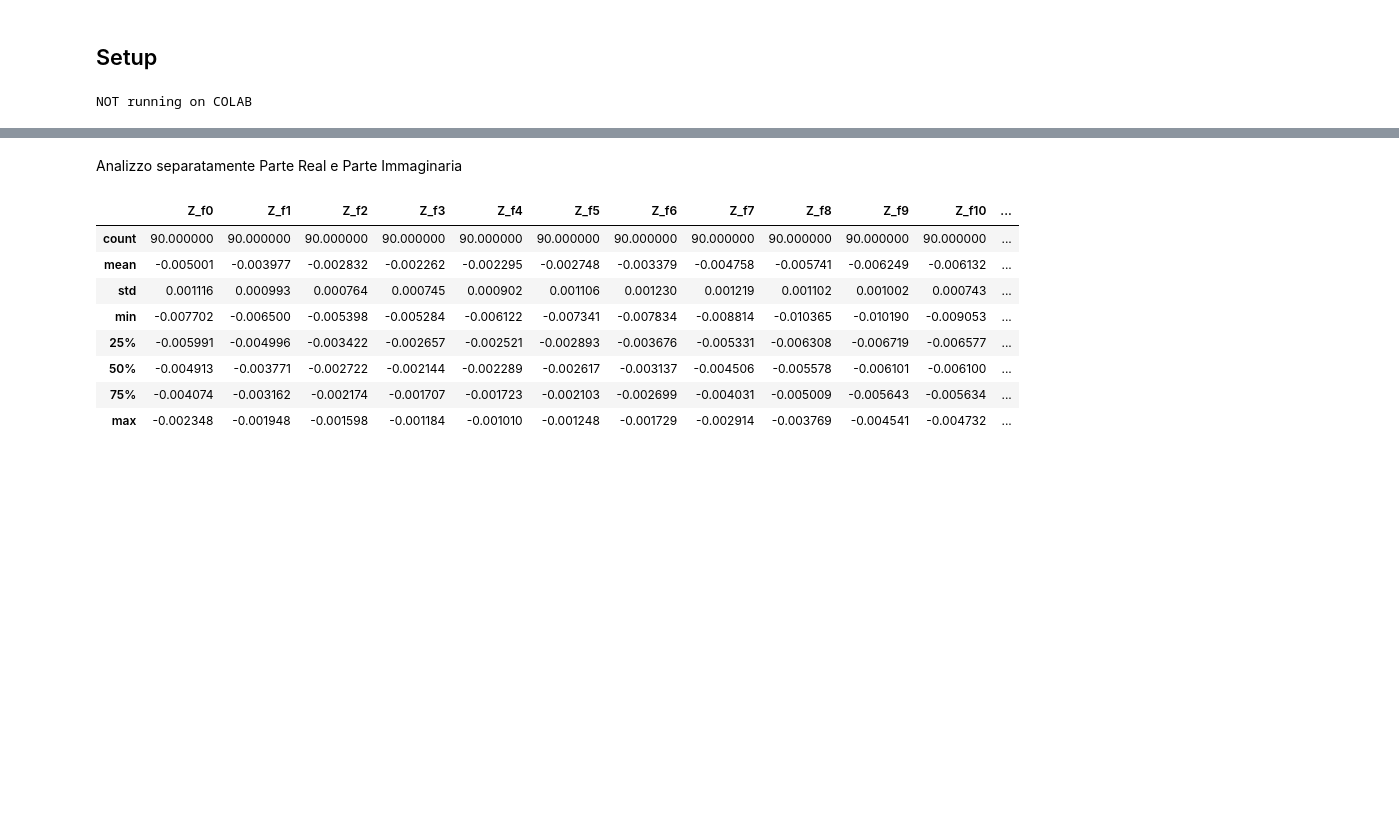
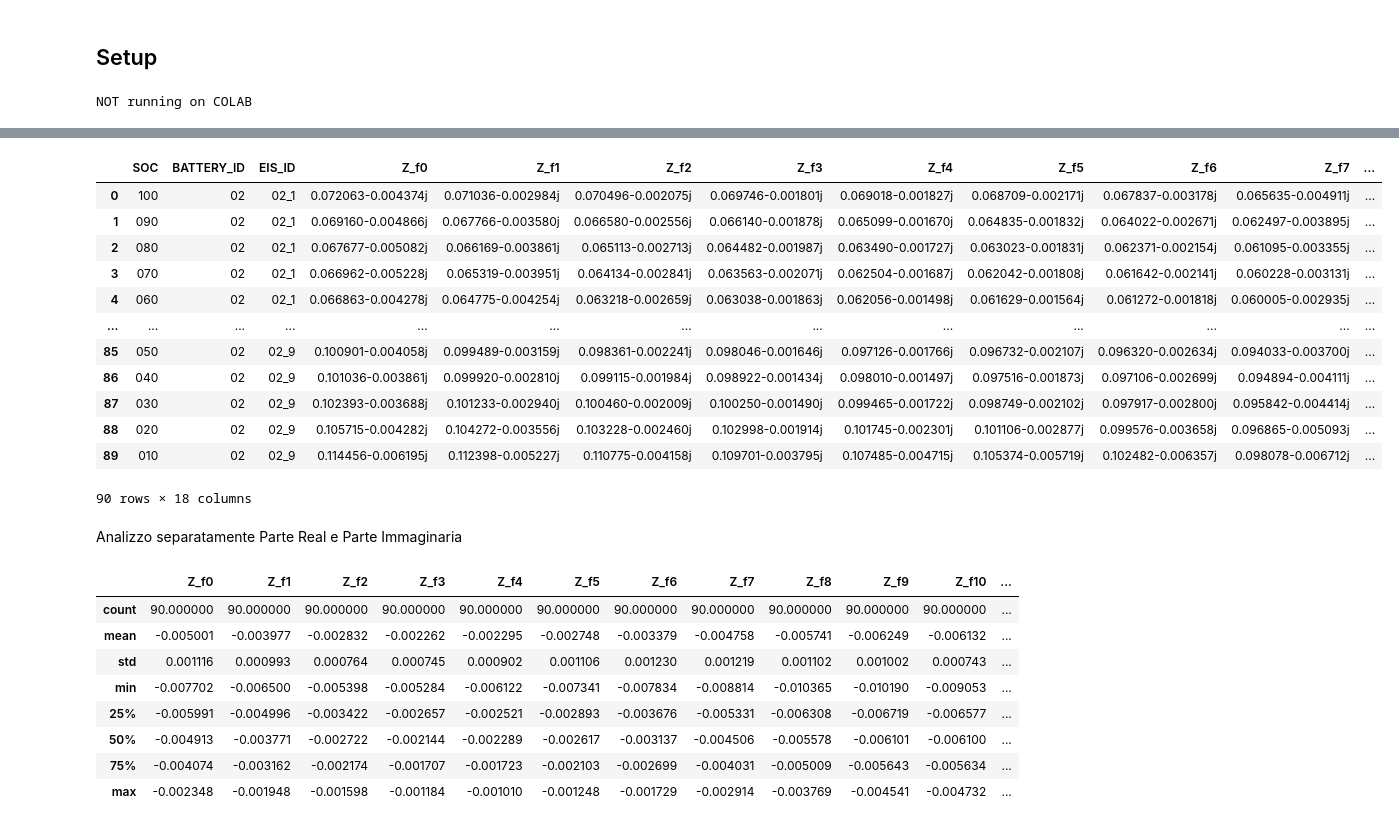
Before and after one commit to electrical-and-electronic-measurement/ml-4-measurement, a Jupyter notebook: notebooks/EIS_dataset_exploration.ipynb, the cells around one changed output, grey strips where cells are left out. Drawn from its saved outputs; the diff is of its cells as text; code cells hidden in the pictures; blank space fills up the shorter version.

Commit message:
dataset schema updated: added BATTERY_ID

```diff
--- a/notebooks/EIS_dataset_exploration.ipynb
+++ b/notebooks/EIS_dataset_exploration.ipynb
@@ -52,6 +52,7 @@ battery_list=["02_1","02_2","02_3","02_4","02_5","02_6","02_7","02_8","02_9"]
 dataset,feature_col_names=load_soc_dataset(battery_list,config["soc_list"],config['DATASETS_DIR'])
 # %%
 dataset.reset_index(drop=True,inplace=True)
+dataset['SOC_category'] = dataset.SOC.astype('category')
 # %%
 row_number=dataset.shape[0]
 dataset.describe()
@@ -65,6 +66,22 @@ dataset.describe()
 | 50% | 0.104772-0.004021j | 0.103292-0.003562j | 0.101802-0.002296j | 0.101349-0.002331j | 0.100260-0.001643j | 0.099655-0.002537j | 0.098623-0.002880j | 0.096731-0.004267j | 0.093906-0.005391j | 0.090972-0.006164j | 0.086812-0.006407j | ... |
 | 75% | 0.107218-0.006529j | 0.105056-0.005217j | 0.103962-0.002479j | 0.103384-0.002580j | 0.102149-0.002398j | 0.101465-0.002771j | 0.100434-0.003055j | 0.098016-0.004448j | 0.095395-0.005944j | 0.092365-0.005964j | 0.088041-0.006818j | ... |
 | max | 0.122604-0.007702j | 0.119806-0.006500j | 0.117896-0.005398j | 0.116326-0.005284j | 0.113123-0.006122j | 0.111734-0.004291j | 0.109821-0.006280j | 0.105429-0.008814j | 0.100346-0.010365j | 0.095419-0.007102j | 0.091249-0.006766j | ... |
+# %%
+dataset
+# %% [output]
+|  | SOC | BATTERY_ID | EIS_ID | Z_f0 | Z_f1 | Z_f2 | Z_f3 | Z_f4 | Z_f5 | Z_f6 | Z_f7 | ... |
+| 0 | 100 | 02 | 02_1 | 0.072063-0.004374j | 0.071036-0.002984j | 0.070496-0.002075j | 0.069746-0.001801j | 0.069018-0.001827j | 0.068709-0.002171j | 0.067837-0.003178j | 0.065635-0.004911j | ... |
+| 1 | 090 | 02 | 02_1 | 0.069160-0.004866j | 0.067766-0.003580j | 0.066580-0.002556j | 0.066140-0.001878j | 0.065099-0.001670j | 0.064835-0.001832j | 0.064022-0.002671j | 0.062497-0.003895j | ... |
+| 2 | 080 | 02 | 02_1 | 0.067677-0.005082j | 0.066169-0.003861j | 0.065113-0.002713j | 0.064482-0.001987j | 0.063490-0.001727j | 0.063023-0.001831j | 0.062371-0.002154j | 0.061095-0.003355j | ... |
+| 3 | 070 | 02 | 02_1 | 0.066962-0.005228j | 0.065319-0.003951j | 0.064134-0.002841j | 0.063563-0.002071j | 0.062504-0.001687j | 0.062042-0.001808j | 0.061642-0.002141j | 0.060228-0.003131j | ... |
+| 4 | 060 | 02 | 02_1 | 0.066863-0.004278j | 0.064775-0.004254j | 0.063218-0.002659j | 0.063038-0.001863j | 0.062056-0.001498j | 0.061629-0.001564j | 0.061272-0.001818j | 0.060005-0.002935j | ... |
+| ... | ... | ... | ... | ... | ... | ... | ... | ... | ... | ... | ... | ... |
+| 85 | 050 | 02 | 02_9 | 0.100901-0.004058j | 0.099489-0.003159j | 0.098361-0.002241j | 0.098046-0.001646j | 0.097126-0.001766j | 0.096732-0.002107j | 0.096320-0.002634j | 0.094033-0.003700j | ... |
+| 86 | 040 | 02 | 02_9 | 0.101036-0.003861j | 0.099920-0.002810j | 0.099115-0.001984j | 0.098922-0.001434j | 0.098010-0.001497j | 0.097516-0.001873j | 0.097106-0.002699j | 0.094894-0.004111j | ... |
+| 87 | 030 | 02 | 02_9 | 0.102393-0.003688j | 0.101233-0.002940j | 0.100460-0.002009j | 0.100250-0.001490j | 0.099465-0.001722j | 0.098749-0.002102j | 0.097917-0.002800j | 0.095842-0.004414j | ... |
+| 88 | 020 | 02 | 02_9 | 0.105715-0.004282j | 0.104272-0.003556j | 0.103228-0.002460j | 0.102998-0.001914j | 0.101745-0.002301j | 0.101106-0.002877j | 0.099576-0.003658j | 0.096865-0.005093j | ... |
+| 89 | 010 | 02 | 02_9 | 0.114456-0.006195j | 0.112398-0.005227j | 0.110775-0.004158j | 0.109701-0.003795j | 0.107485-0.004715j | 0.105374-0.005719j | 0.102482-0.006357j | 0.098078-0.006712j | ... |
+90 rows × 18 columns
 # %% [markdown]
 Analizzo separatamente Parte Real e Parte Immaginaria
 # %%
```
Also changed, not shown: parts of 5 cells of this notebook.
